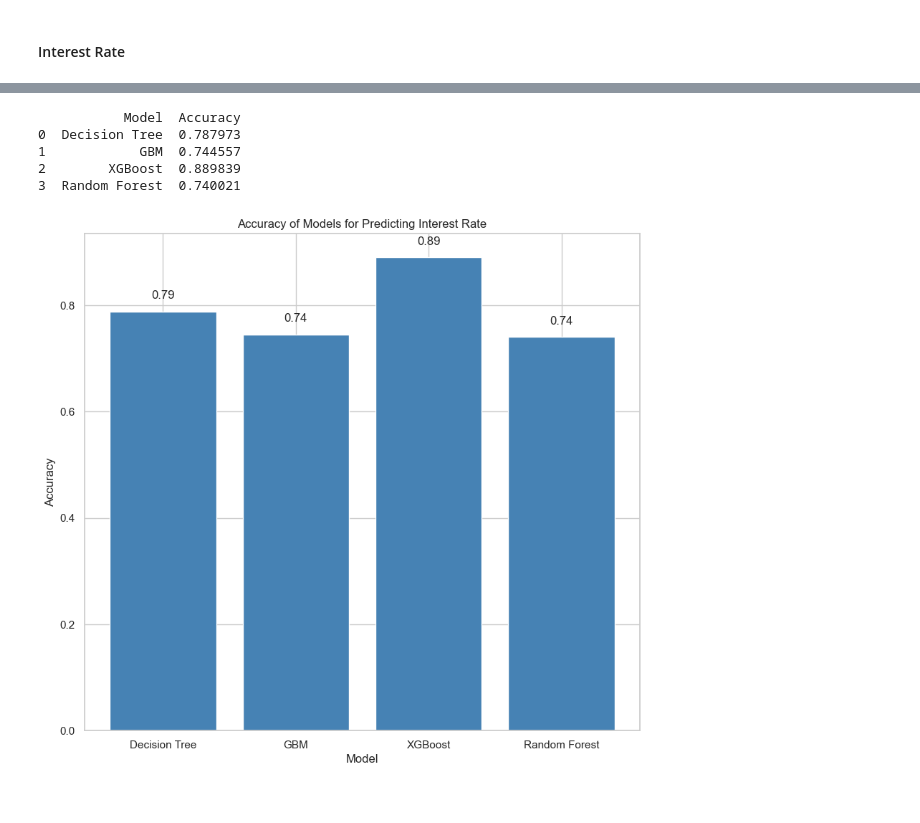
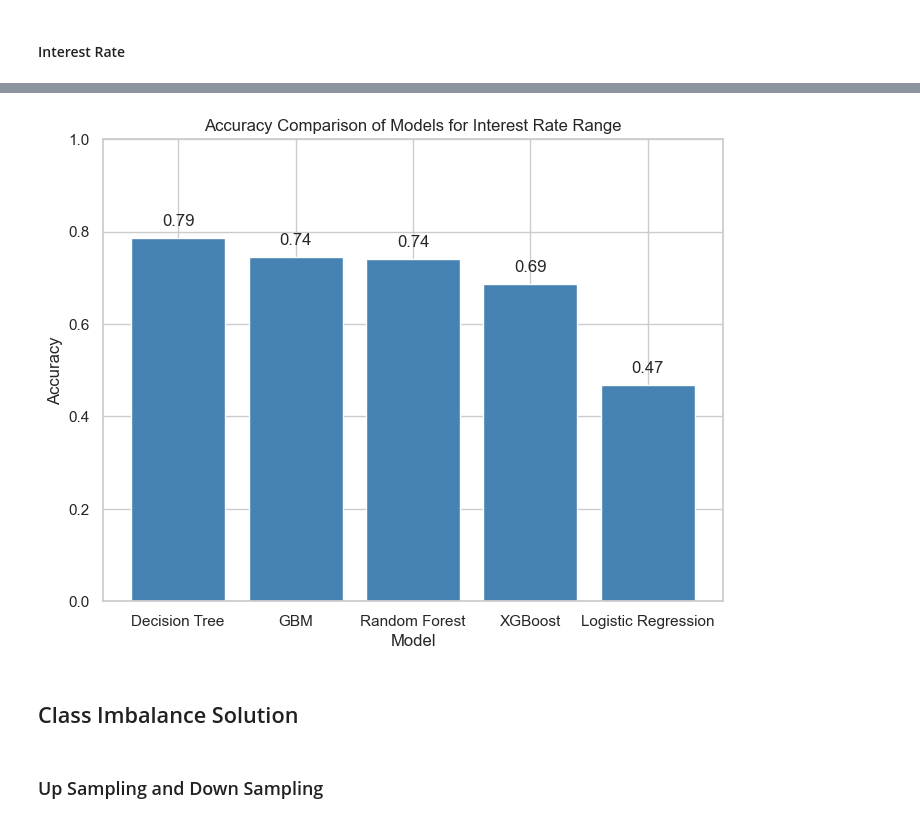
Before and after one commit to likith2201/BankLoanCaseStudy_Project, a Jupyter notebook: BankingLoanCaseStudy.ipynb, the cells around one changed output, grey strips where cells are left out. Saved outputs shown, nothing was run; the diff lists cells and outputs as text; code cells hidden in the pictures.

Commit message:
Updated the ROC, PR-ROC, Logistic regression

```diff
--- a/BankingLoanCaseStudy.ipynb
+++ b/BankingLoanCaseStudy.ipynb
@@ -22,7 +22,7 @@ from sklearn.feature_selection import SelectKBest
 # %% [markdown]
 ## Reading Loan Data Set
 # %%
-loandf =pd.read_csv("./loan.csv", index_col=None, na_values=['NA'],sep=',',low_memory=False, encoding = "latin-1",parse_dates=['issue_d'])
+loandf =pd.read_csv("/Users/likith/Desktop/NEU/ALY6040/Project/BankLoanCaseStudy_Project/loan.csv", index_col=None, na_values=['NA'],sep=',',low_memory=False, encoding = "latin-1",parse_dates=['issue_d'])
 loandf.head(10)
 # %% [output]
 |  | id | member_id | loan_amnt | funded_amnt | funded_amnt_inv | term | int_rate | installment | grade | ... |
@@ -1733,0 +1938,19 @@ weighted avg       0.75      0.74      0.73      7716
+# %%
+from sklearn.linear_model import LogisticRegression
+
+# Initialize the logistic regression model
+model = LogisticRegression()
+
+# Train the model on the training data
+model.fit(X_train_int, y_train_int)
+
+# Make predictions on the test data
+y_pred_logi_int = model.predict(X_test_int)
+
+# Evaluate the model
+accuracy = accuracy_score(y_test_int, y_pred_logi_int)
+report = classification_report(y_test_int, y_pred_logi_int)
+
+# Print the results
+print(f"Accuracy: {accuracy}")
+print("Classification Report:\n", report)
@@ -1808,33 +2264,18 @@ plt.show()
 # %%
-models1 = ['Decision Tree', 'GBM', 'XGBoost', 'Random Forest']
-
-accuracy_t = [accuracy_DT, accuracy_GBM, accuracy_XG, accuracy_rf]
-
-data = {
-    'Model': models1,
-    'Accuracy': [accuracy_DT, accuracy_GBM, accuracy_XG, accuracy_rf]
-}
-
-df = pd.DataFrame(data)
-
-print(df)
-
-
-plt.figure(figsize=(10, 9))
-plt.bar(models1, accuracy_t, color='steelblue')
-
+plt.figure(figsize=(8, 6))
+plt.bar(comparison_table_int['Model'], comparison_table_int['Accuracy'], color='steelblue')
 plt.xlabel('Model')
 plt.ylabel('Accuracy')
-plt.title('Accuracy of Models for Predicting Interest Rate')
+plt.title('Accuracy Comparison of Models for Interest Rate Range')
+plt.ylim(0, 1)
 
-for i, value in enumerate(accuracy_t):
+for i, value in enumerate(comparison_table_int['Accuracy']):
     plt.text(i, value + 0.02, f'{value:.2f}', ha='center', va='bottom')
 
 plt.show()
 # %% [output]
-           Model  Accuracy
-0  Decision Tree  0.787973
-1            GBM  0.744557
-2        XGBoost  0.889839
-3  Random Forest  0.740021
-[figure, old version]
+[figure, new version]
+# %% [markdown]
+## Class Imbalance Solution
+# %% [markdown]
+### Up Sampling and Down Sampling
```
Also changed, not shown: parts of 28 cells of this notebook.
